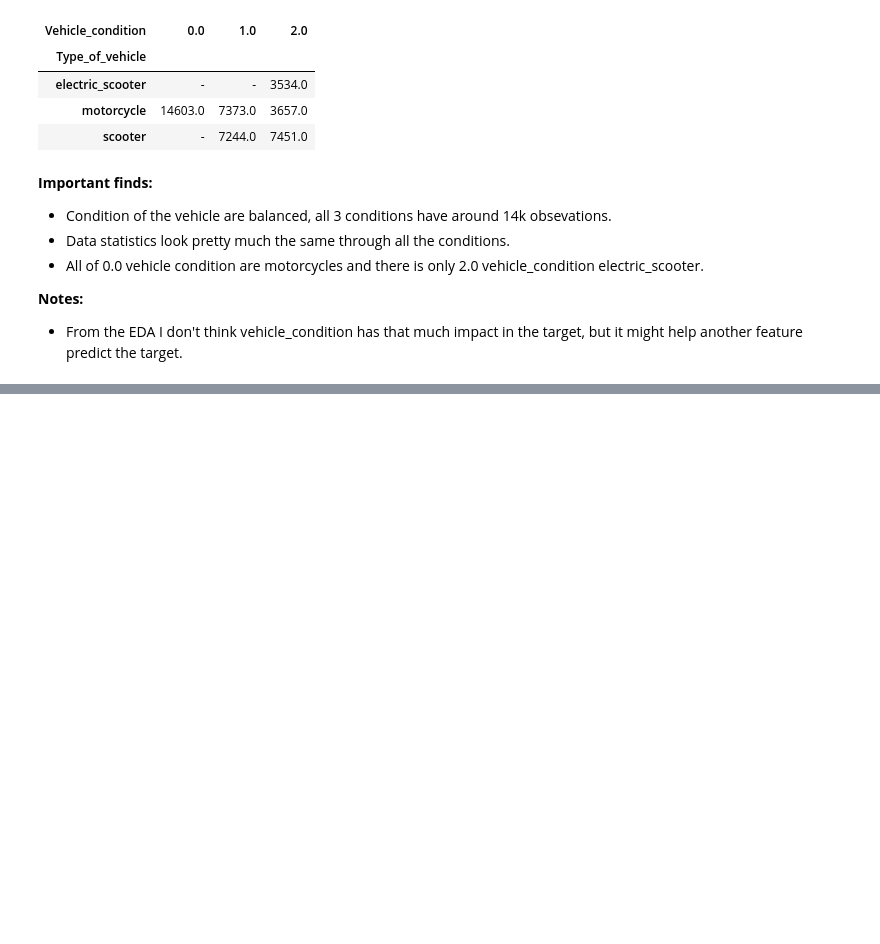
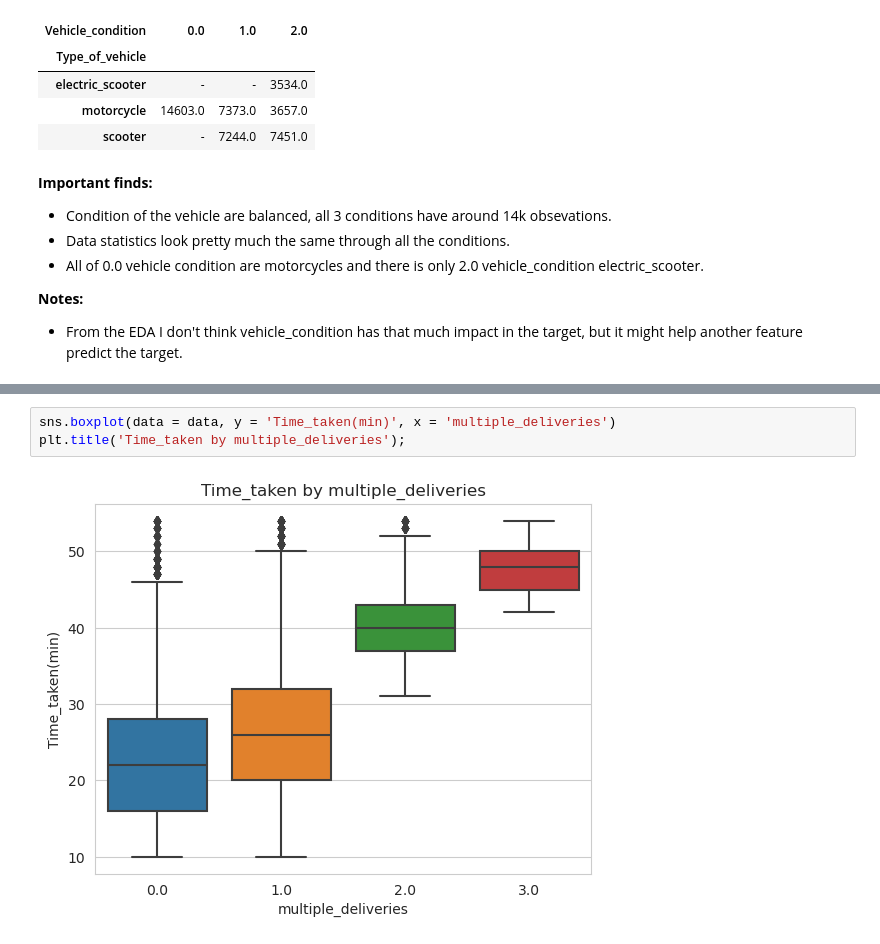
Before and after one commit to liamarguedas/uber-eats-delivery-time, a Jupyter notebook: notebooks/analyze-and-explore-data.ipynb, the cells around one changed output, grey strips where cells are left out. Cells and saved outputs as stored; diff of their text form; blank space fills up the shorter version.

```diff
--- a/notebooks/analyze-and-explore-data.ipynb
+++ b/notebooks/analyze-and-explore-data.ipynb
@@ -563,0 +574,5 @@ data.groupby(['Type_of_vehicle', 'Vehicle_condition']).count()['ID'].unstack().f
+# %%
+sns.boxplot(data = data, y = 'Time_taken(min)', x = 'multiple_deliveries')
+plt.title('Time_taken by multiple_deliveries');
+# %% [output]
+[figure, added]
```
Also changed, not shown: parts of 10 cells of this notebook.
